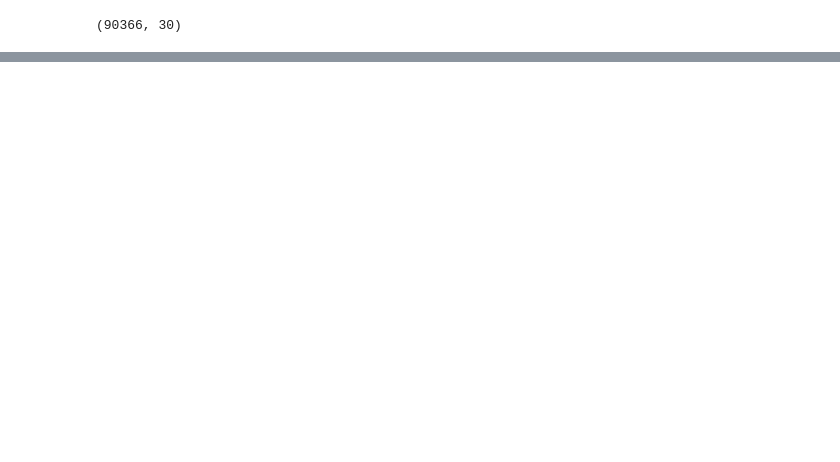
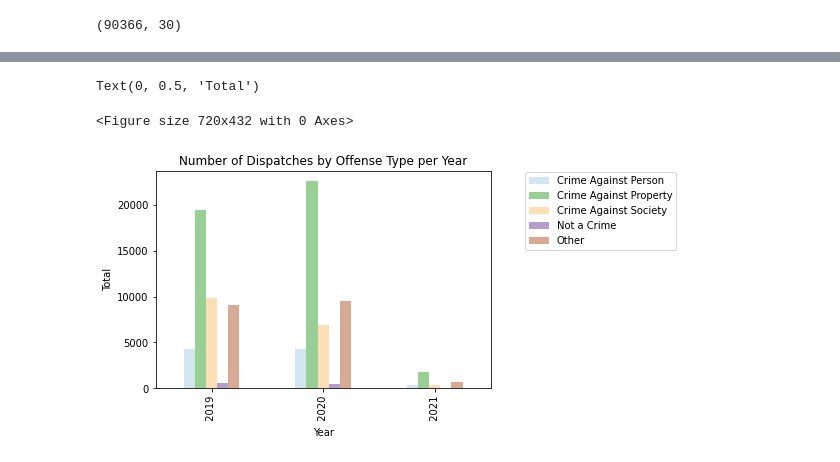
Before and after one commit to jcj217-mc/Data_205, a Jupyter notebook: Copy_of_Data205_Project_DailyArrest_csv.ipynb, the cells around one changed output, grey strips where cells are left out. Saved outputs shown, nothing was run; the diff lists cells and outputs as text; code cells hidden in the pictures; blank space fills up the shorter version.

```diff
--- a/Copy_of_Data205_Project_DailyArrest_csv.ipynb
+++ b/Copy_of_Data205_Project_DailyArrest_csv.ipynb
@@ -96,0 +417,4 @@ GB
+# %%
+GB3 = df_date.groupby([(df_date.Year)])
+GB4 = pd.DataFrame(GB3.Crime.value_counts())
+GB4
@@ -96,0 +568,14 @@ GB
+# %%
+# Plotting Bar Chart Comparing the types of pre-trial supervision and detention
+plt.figure(figsize=(10,6))
+ax = GB4.groupby(['Year', 'Crime'])['Count'].mean().unstack().plot.bar(colormap='Paired', alpha = 0.5)
+ax.set_facecolor('white')
+ax.legend(bbox_to_anchor = [1.57, 1.018])
+
+plt.title('Number of Dispatches by Offense Type per Year')
+plt.xlabel('Year')
+plt.ylabel('Total')
+# %% [output]
+Text(0, 0.5, 'Total')
+<Figure size 720x432 with 0 Axes>
+[figure, added]
```
Also changed, not shown: parts of 42 cells of this notebook.
